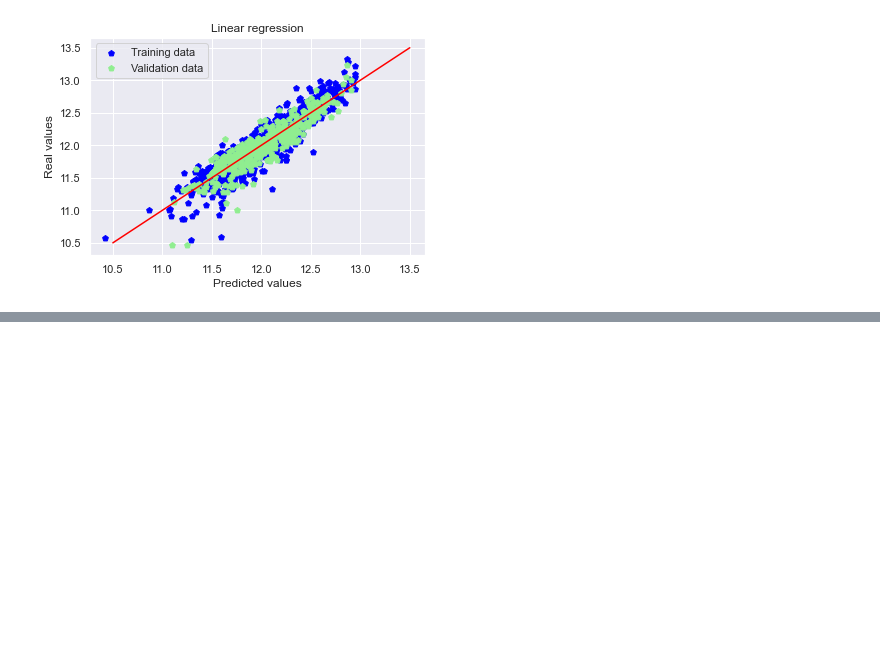
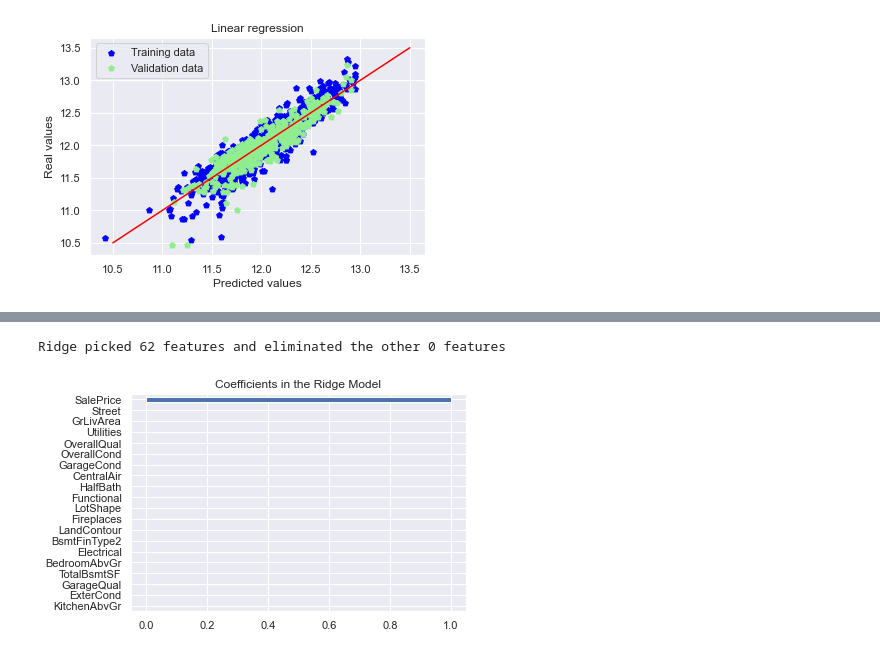
Before and after one commit to salvatore-drago/progettoBIGDATA-HousePrices, a Jupyter notebook: main.ipynb, the cells around one changed output, grey strips where cells are left out. Saved outputs shown, nothing was run; the diff lists cells and outputs as text; code cells hidden in the pictures; blank space fills up the shorter version.

```diff
--- a/main.ipynb
+++ b/main.ipynb
@@ -673,0 +725,13 @@ plt.show()
+# %%
+# Plot important coefficients
+coefs = pd.Series(ridge.coef_, index = X_train_rdg.columns)
+print("Ridge picked " + str(sum(coefs != 0)) + " features and eliminated the other " +  \
+      str(sum(coefs == 0)) + " features")
+imp_coefs = pd.concat([coefs.sort_values().head(10),
+                     coefs.sort_values().tail(10)])
+imp_coefs.plot(kind = "barh")
+plt.title("Coefficients in the Ridge Model")
+plt.show()
+# %% [output]
+Ridge picked 62 features and eliminated the other 0 features
+[figure, added]
```
Also changed, not shown: parts of 6 cells of this notebook.
